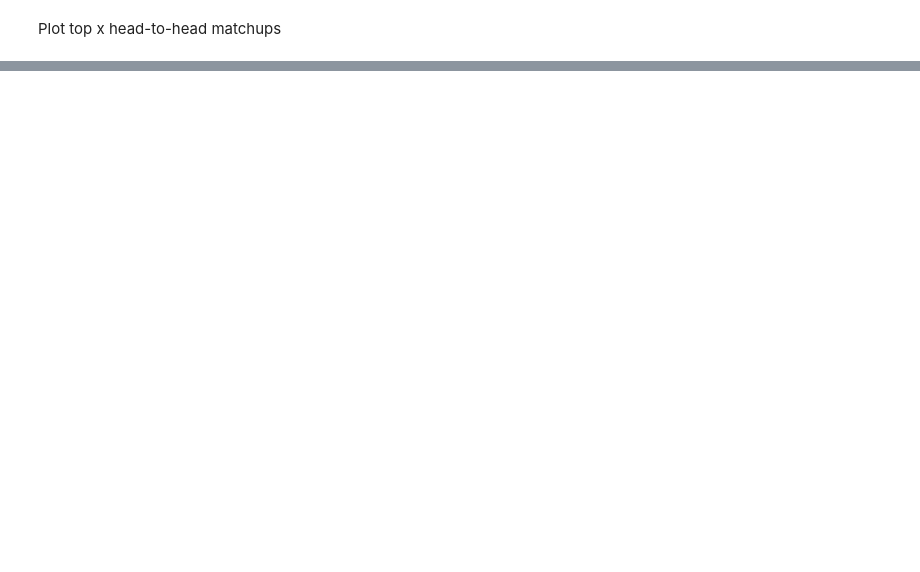
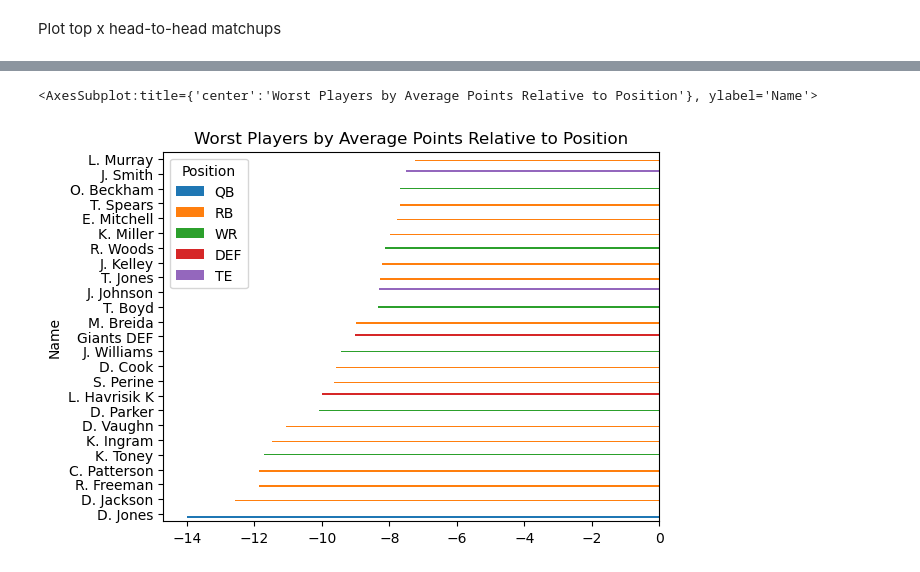
Before and after one commit to draffetseder/FF-Analytics, a Jupyter notebook: Analyse_League_History.ipynb, the cells around one changed output, grey strips where cells are left out. Cells and saved outputs as stored; diff of their text form; code cells hidden in the pictures; blank space fills up the shorter version.

```diff
--- a/Analyse_League_History.ipynb
+++ b/Analyse_League_History.ipynb
@@ -120,0 +348,6 @@ h2h_top
+# %%
+player_df['Points Relative'] = player_df['Points'] - player_df.groupby('Position')['Points'].transform('mean')
+player_df.groupby(['Name', 'Position']).mean()['Points Relative'].sort_values(ascending=True).head(25).unstack().plot(kind='barh', title='Worst Players by Average Points Relative to Position')
+# %% [output]
+<AxesSubplot:title={'center':'Worst Players by Average Points Relative to Position'}, ylabel='Name'>
+[figure, added]
```
Also changed, not shown: parts of 28 cells of this notebook, 1 other file.
